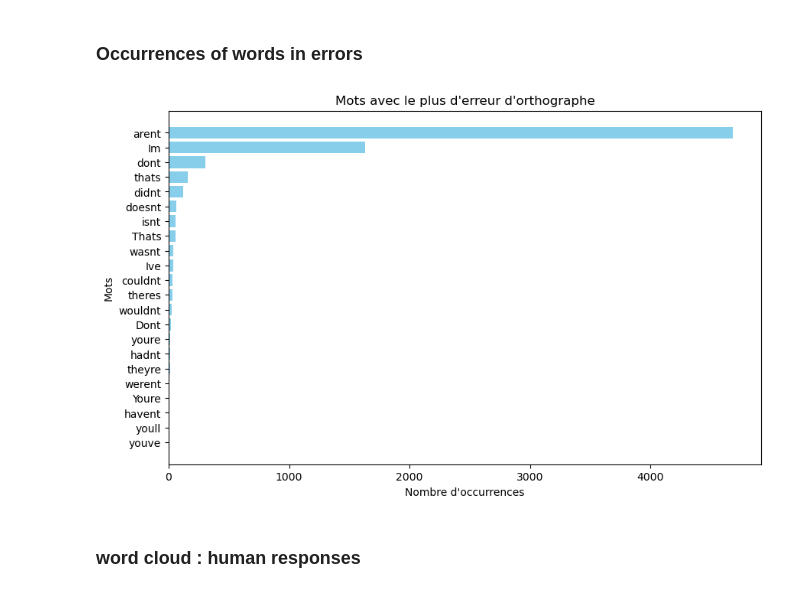
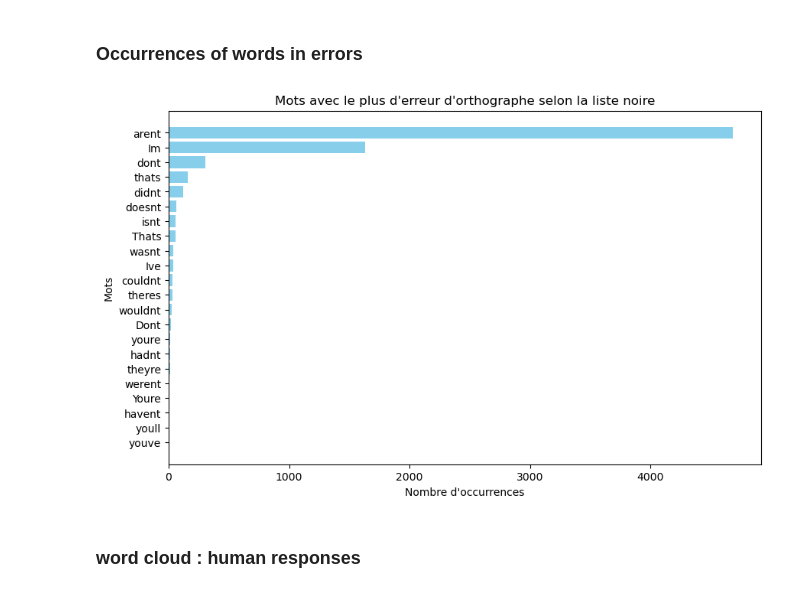
Before and after one commit to DjDonPablo/IA-DATA-HACK, a Jupyter notebook: final_notebook.ipynb, the cells around one changed output. Drawn from its saved outputs; the diff is of its cells as text; code cells hidden in the pictures.

```diff
--- a/final_notebook.ipynb
+++ b/final_notebook.ipynb
@@ -65,32 +65,32 @@ df = pd.read_csv(file_path).drop(['src'], axis=1)
 # %%
 # Liste noire de mots à considérer comme des erreurs
 blacklisted_words = {"didnt","dont","Im","youre","Ive","doesnt","wasnt","couldnt","wasnt","couldnt","thats","isnt","Thats","thats",
 "theres","theyre","wouldnt","Youre","arent","youll","Dont","theres","youve","havent","hadnt","werent"
 }
 
 # Dictionnaire pour compter les occurrences des mots de la liste noire dans les textes
 blacklisted_counts = {word: sum(text.count(word) for text in df['text']) for word in blacklisted_words}
 
 # Filtrer les mots avec au moins une occurrence
 filtered_counts = {word: count for word, count in blacklisted_counts.items() if count > 0}
 
 # Trier dictionnaire par valeur pour obtenir les mots avec le plus d'occurrences
 sorted_counts = sorted(filtered_counts.items(), key=lambda x: x[1], reverse=True)
 
 # Extraction data pour graphique
 words = [word for word, count in sorted_counts]
 counts = [count for word, count in sorted_counts]
 
 # tunning graphique
 plt.figure(figsize=(10, 6))
 plt.barh(words, counts, color='skyblue')
 plt.xlabel('Nombre d\'occurrences')
 plt.ylabel('Mots')
-plt.title('Mots avec le plus d\'erreur d\'orthographe')
-plt.gca().invert_yaxis()  # Inverser l'axe y pour avoir les mots les plus fréquents en haut
+plt.title('Mots avec le plus d\'erreur d\'orthographe selon la liste noire')
+plt.gca().invert_yaxis()
 plt.show()
 # %% [output]
-[figure, old version]
+[figure, new version]
 # %% [markdown]
 ### word cloud : human responses
 # %%
```
